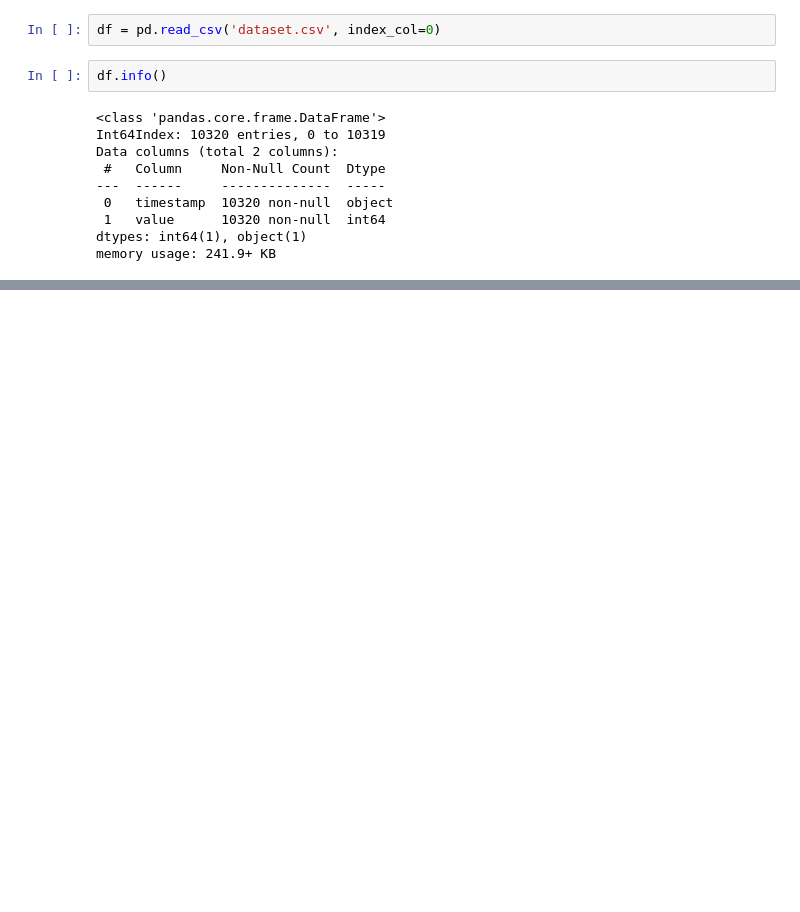
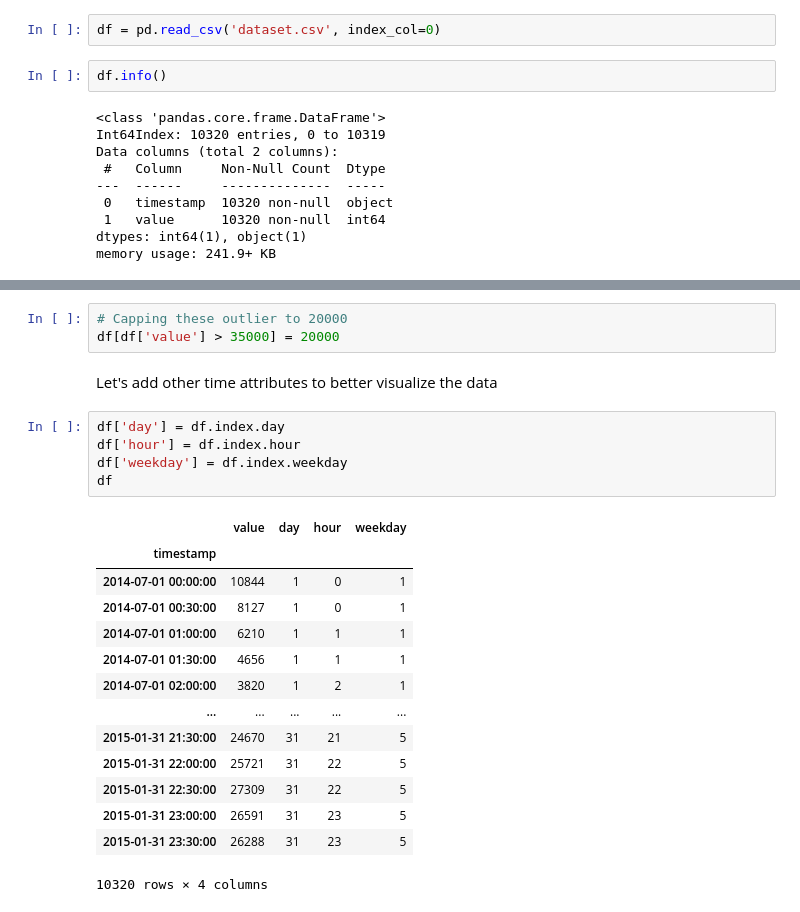
Before and after one commit to ShubhamMisar-12/NYC-Taxi-Traffic-Analysis, a Jupyter notebook: NYC Taxi Data Analysis.ipynb, the cells around one changed output, grey strips where cells are left out. Drawn from its saved outputs; the diff is of its cells as text; blank space fills up the shorter version.

```diff
--- a/NYC Taxi Data Analysis.ipynb
+++ b/NYC Taxi Data Analysis.ipynb
@@ -149,0 +97,25 @@ plt.show()
+# %%
+# Capping these outlier to 20000
+df[df['value'] > 35000] = 20000
+# %% [markdown]
+Let's add other time attributes to better visualize the data
+# %%
+df['day'] = df.index.day
+df['hour'] = df.index.hour
+df['weekday'] = df.index.weekday
+df
+# %% [output]
+|  | value | day | hour | weekday |
+| timestamp |  |  |  |  |
+| 2014-07-01 00:00:00 | 10844 | 1 | 0 | 1 |
+| 2014-07-01 00:30:00 | 8127 | 1 | 0 | 1 |
+| 2014-07-01 01:00:00 | 6210 | 1 | 1 | 1 |
+| 2014-07-01 01:30:00 | 4656 | 1 | 1 | 1 |
+| 2014-07-01 02:00:00 | 3820 | 1 | 2 | 1 |
+| ... | ... | ... | ... | ... |
+| 2015-01-31 21:30:00 | 24670 | 31 | 21 | 5 |
+| 2015-01-31 22:00:00 | 25721 | 31 | 22 | 5 |
+| 2015-01-31 22:30:00 | 27309 | 31 | 22 | 5 |
+| 2015-01-31 23:00:00 | 26591 | 31 | 23 | 5 |
+| 2015-01-31 23:30:00 | 26288 | 31 | 23 | 5 |
+10320 rows × 4 columns
```
Also changed, not shown: parts of 38 cells of this notebook.
